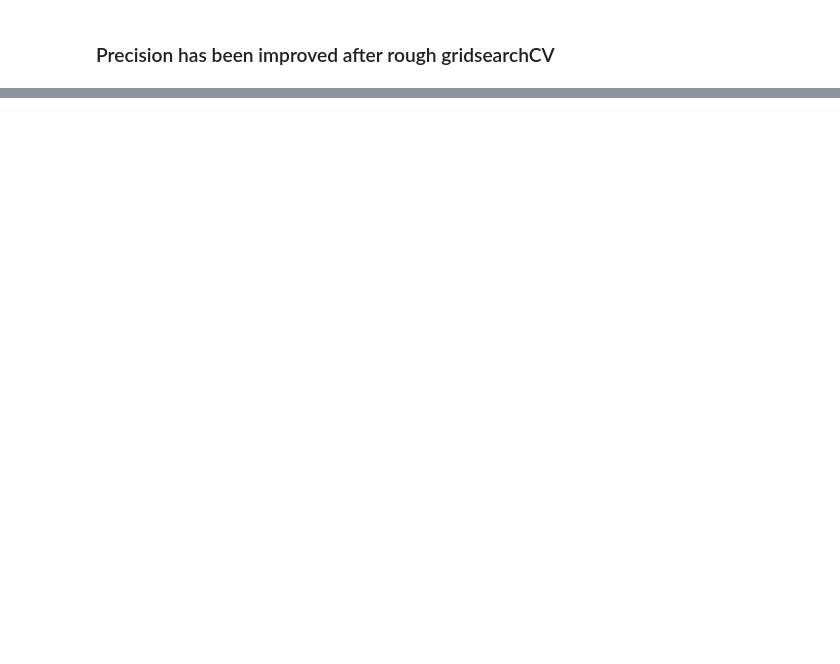
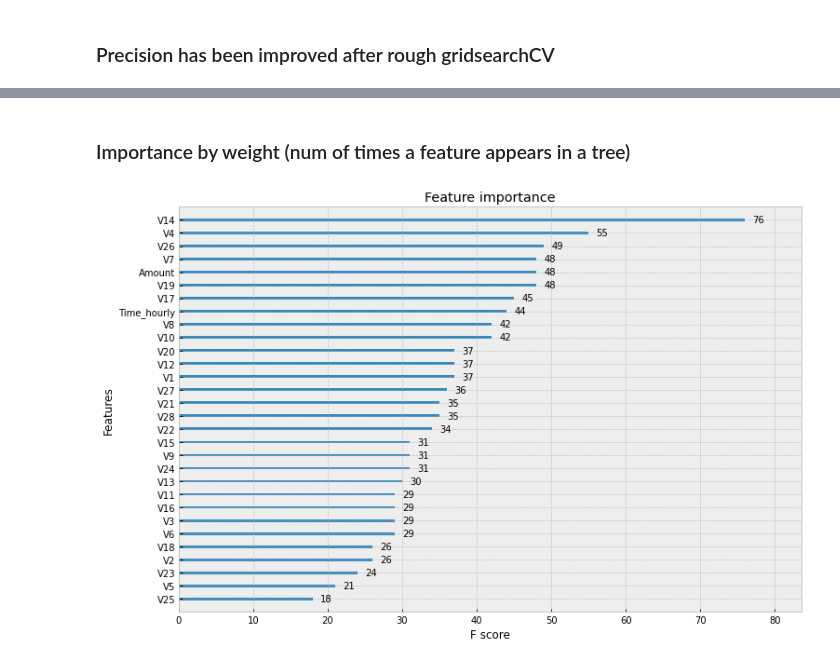
Before and after one commit to mzhou356/creditCardFraud, a Jupyter notebook: SupervisedLearning/notebooks/Xgboost_binary_classifier.ipynb, the cells around one changed output, grey strips where cells are left out. Drawn from its saved outputs; the diff is of its cells as text; code cells hidden in the pictures; blank space fills up the shorter version.

```diff
--- a/SupervisedLearning/notebooks/Xgboost_binary_classifier.ipynb
+++ b/SupervisedLearning/notebooks/Xgboost_binary_classifier.ipynb
@@ -164,0 +186,4 @@ weighted avg       1.00      1.00      1.00     28481
+# %%
+plt.rcParams["figure.figsize"]=(12,8)
+xgboost.plot_importance(best_model, importance_type="gain")
+plt.show()
@@ -164,0 +192,8 @@ weighted avg       1.00      1.00      1.00     28481
+# %% [markdown]
+### Importance by weight (num of times a feature appears in a tree)
+# %%
+plt, ax1 = plt.subplots(figsize=(12,8))
+xgboost.plot_importance(best_model, ax=ax1)
+plt.show()
+# %% [output]
+[figure, added]
```
Also changed, not shown: parts of 25 cells of this notebook.
